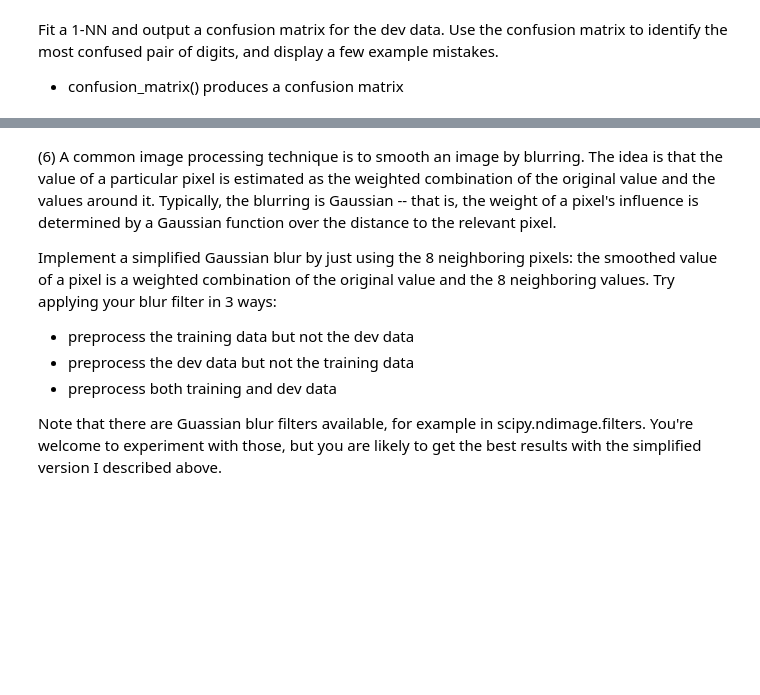
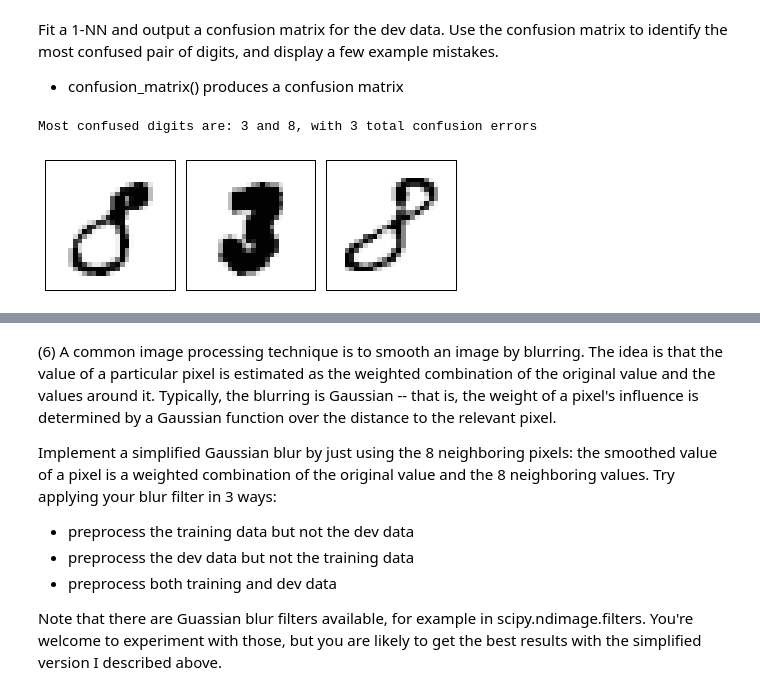
Before and after one commit to jbocharov-mids/W207-Machine-Learning, a Jupyter notebook: John_Bocharov_p1.ipynb, the cells around one changed output, grey strips where cells are left out. Saved outputs shown, nothing was run; the diff lists cells and outputs as text; code cells hidden in the pictures; blank space fills up the shorter version.

Commit message:
Answer for P5 confusion matrix

```diff
--- a/John_Bocharov_p1.ipynb
+++ b/John_Bocharov_p1.ipynb
@@ -375,0 +367,73 @@ Fit a 1-NN and output a confusion matrix for the dev data. Use the confusion mat
+# %%
+#def P5():
+
+### STUDENT START ###
+
+# train_k_nearest_neighbors():
+#   given the parameter k, training data and labels, and development data and labels,
+#   fit a k nearest neighbors classifier using the training data
+def train_k_nearest_neighbors(k,
+                              training_data,
+                              training_labels):
+
+    neigh = KNeighborsClassifier(n_neighbors = k)
+    neigh.fit(training_data, training_labels)
+
+    return neigh
+
+# most_confused():
+#   given a confusion matrix
+#   returns a sequence that comprises the two most confused digits, and errors between them
+def most_confused(confusion):
+    rows, columns = np.shape(confusion)
+    worst_row, worst_column, worst_errors = 0, 1, 0
+
+    # iterate through the upper triangle, ignoring the diagonals
+    # confused is the sum for each pair of indices
+    for row in range(rows):
+        for column in range(row + 1, columns):
+            errors = confusion[row][column] + confusion[column][row]
+            if errors > worst_errors:
+                worst_row, worst_column, worst_errors = row, column, errors
+
+    return ( worst_row, worst_column, worst_errors )
+
+# select_pairwire_error_indices():
+#   given a predictions vector, actual label vector, and the digits of interest
+#   returns an array of indices where the digits were confused
+def select_pairwire_error_indices(predictions, labels, confused_low, confused_high):
+    error_indices = [ ]
+    for i, prediction in enumerate(predictions):
+        label = labels[i]
+        if ((prediction == confused_low and label == confused_high) or
+            (prediction == confused_high and label == confused_low)):
+
+            error_indices.append(i)
+
+    return error_indices
+
+def P5():
+    k = 1
+    neigh = train_k_nearest_neighbors(k, train_data, train_labels)
+    development_predicted = neigh.predict(dev_data)
+
+    confusion = confusion_matrix(dev_labels, development_predicted)
+
+    confused_low, confused_high, confusion_errors = most_confused(confusion)
+    print('Most confused digits are: ' + str(confused_low) + ' and ' + str(confused_high)
+          + ', with ' + str(confusion_errors) + ' total confusion errors')
+
+    error_indices = select_pairwire_error_indices(
+    development_predicted, dev_labels, confused_low, confused_high)
+    error_examples = [ dev_data[error_indices] ]
+    plot_examples(error_examples)
+
+    return confusion
+P5()
+
+### STUDENT END ###
+
+#P5()
+# %% [output]
+Most confused digits are: 3 and 8, with 3 total confusion errors
+[figure, added]
```
Also changed, not shown: parts of 2 cells of this notebook, 1 other file.
